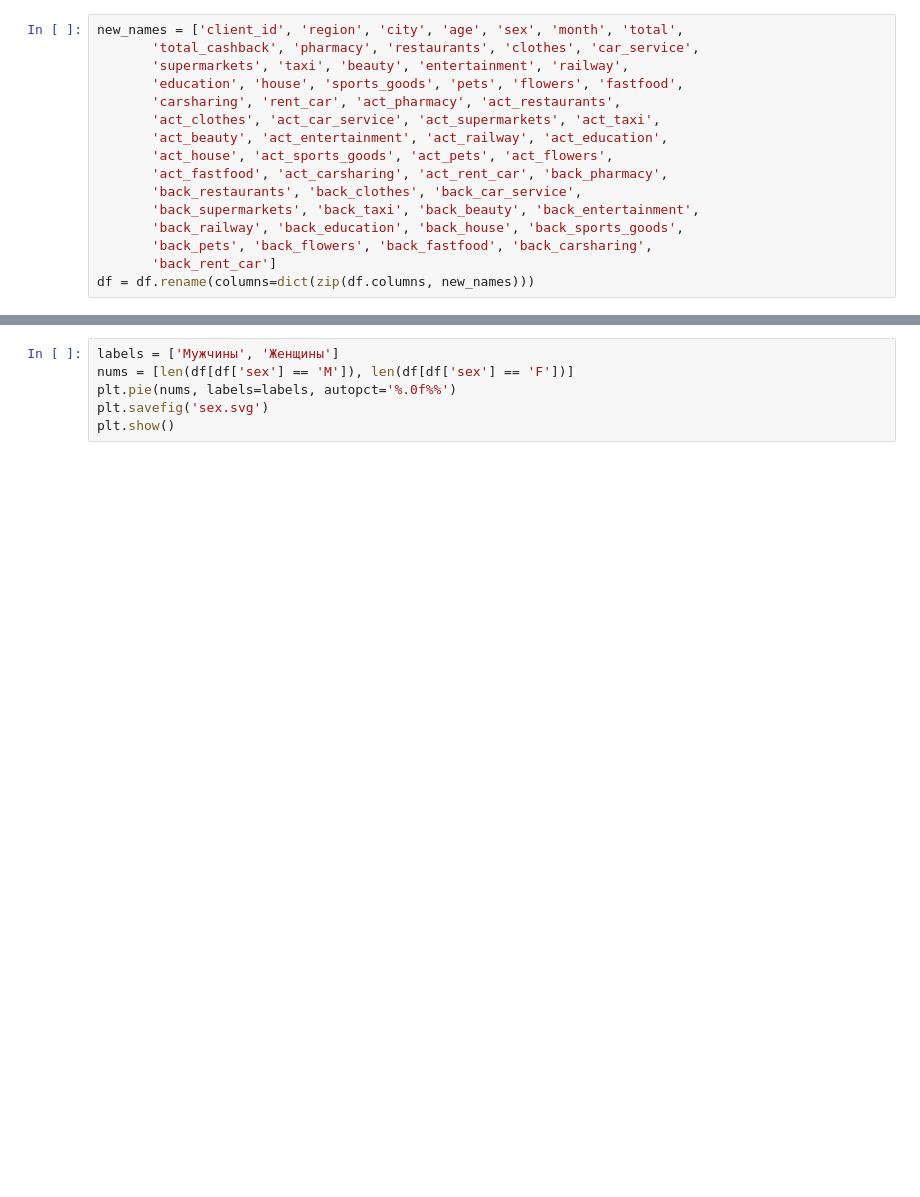
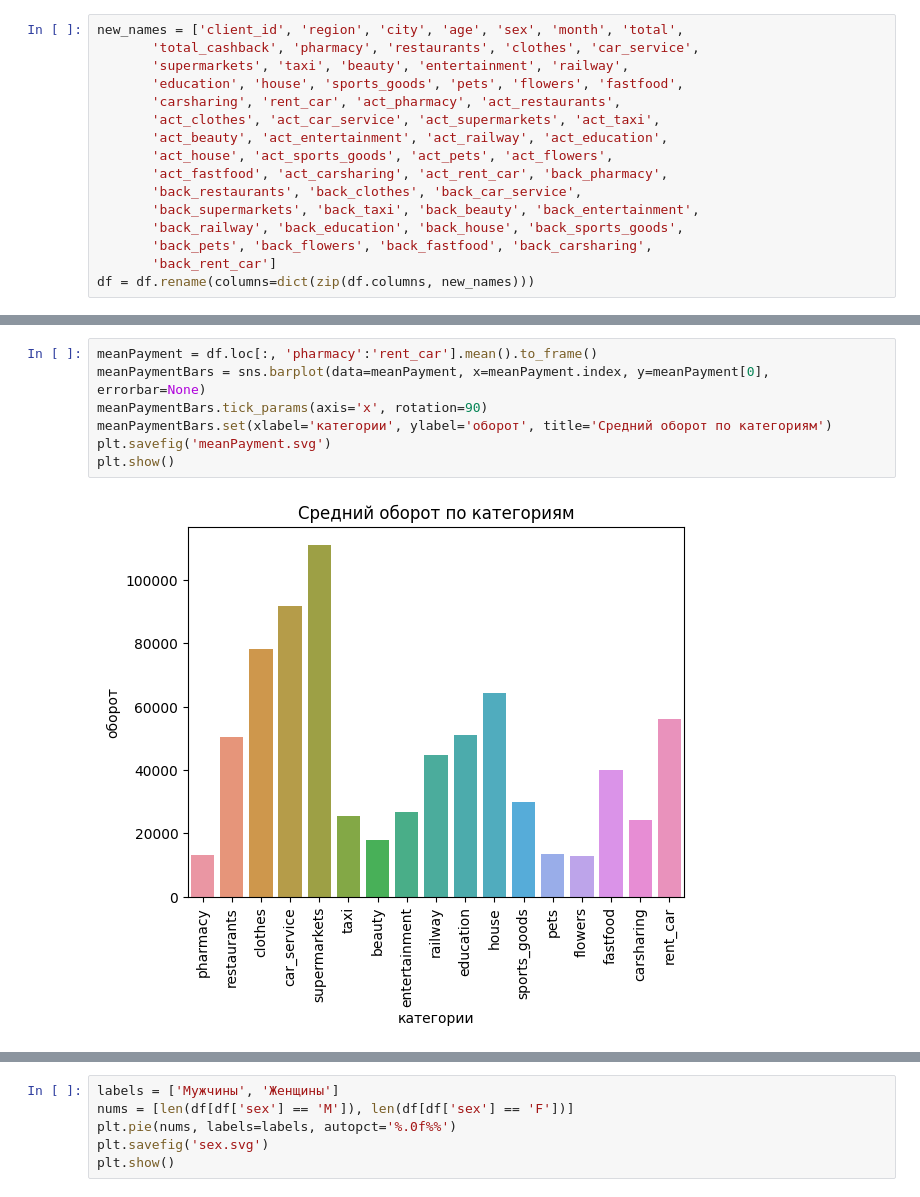
Before and after one commit to Cheshuyka/DANO, a Jupyter notebook: clearing.ipynb, the cells around one changed output, grey strips where cells are left out. Saved outputs shown, nothing was run; the diff lists cells and outputs as text; blank space fills up the shorter version.

Commit message:
добавили графики для пред.анализа (средние кэшбэк и оборот)

```diff
--- a/clearing.ipynb
+++ b/clearing.ipynb
@@ -81,0 +84,9 @@ len(df[df['sex'] == 'M']) // 6
+# %%
+meanPayment = df.loc[:, 'pharmacy':'rent_car'].mean().to_frame()
+meanPaymentBars = sns.barplot(data=meanPayment, x=meanPayment.index, y=meanPayment[0], errorbar=None)
+meanPaymentBars.tick_params(axis='x', rotation=90)
+meanPaymentBars.set(xlabel='категории', ylabel='оборот', title='Средний оборот по категориям')
+plt.savefig('meanPayment.svg')
+plt.show()
+# %% [output]
+[figure, added]
```
Also changed, not shown: parts of 3 cells of this notebook, 8 other files.
